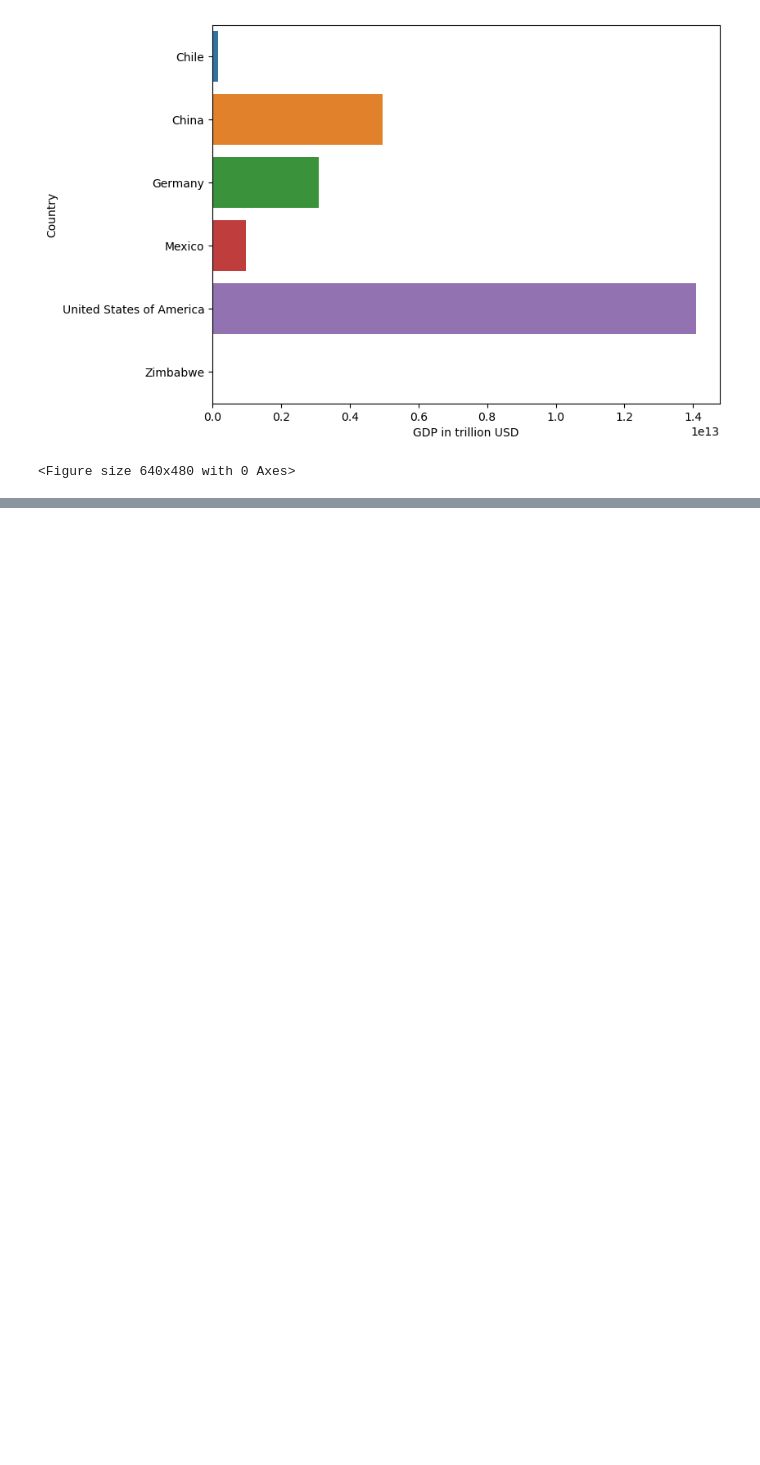
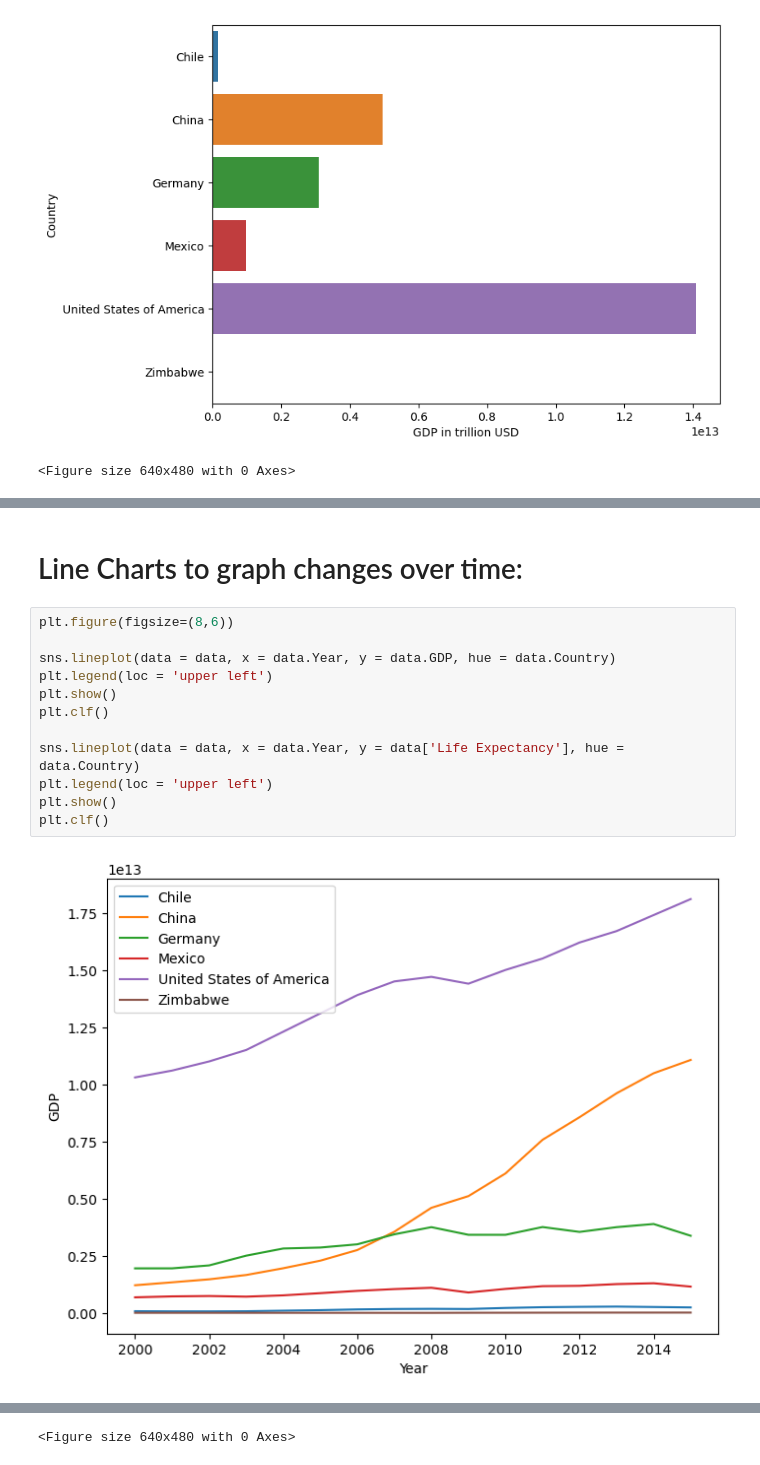
Before and after one commit to RacerBeats/Life-Expectancy-and-GDP-Starter, a Jupyter notebook: life_expectancy_gdp.ipynb, the cells around one changed output, grey strips where cells are left out. Cells and saved outputs as stored; diff of their text form; blank space fills up the shorter version.

```diff
--- a/life_expectancy_gdp.ipynb
+++ b/life_expectancy_gdp.ipynb
@@ -150,0 +168,16 @@ plt.clf()
+# %% [markdown]
+# Line Charts to graph changes over time:
+# %%
+plt.figure(figsize=(8,6))
+
+sns.lineplot(data = data, x = data.Year, y = data.GDP, hue = data.Country)
+plt.legend(loc = 'upper left')
+plt.show()
+plt.clf()
+
+sns.lineplot(data = data, x = data.Year, y = data['Life Expectancy'], hue = data.Country)
+plt.legend(loc = 'upper left')
+plt.show()
+plt.clf()
+# %% [output]
+[figure, added]
@@ -150,0 +185 @@ plt.clf()
+<Figure size 640x480 with 0 Axes>
```
Also changed, not shown: parts of 3 cells of this notebook.
